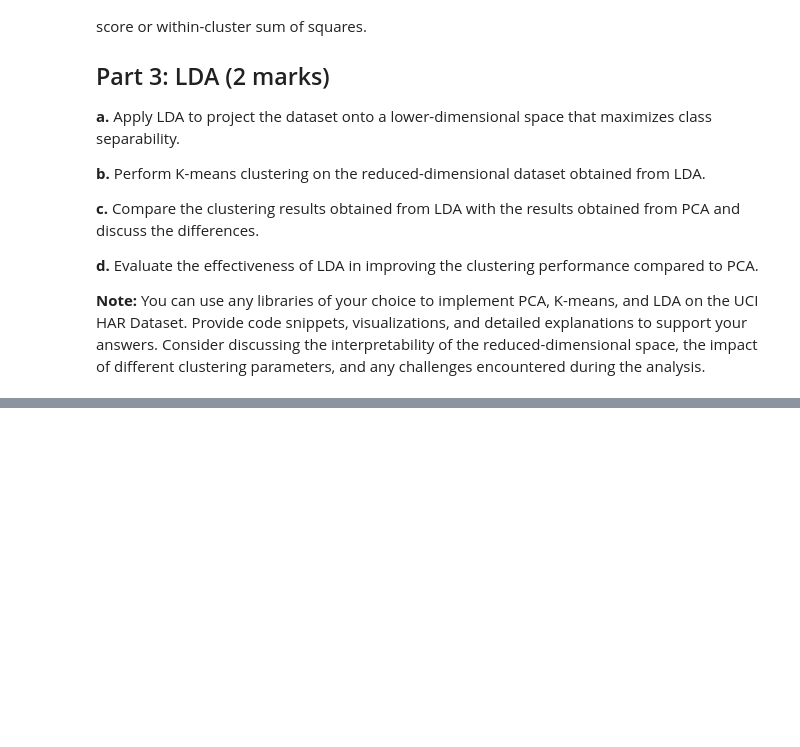
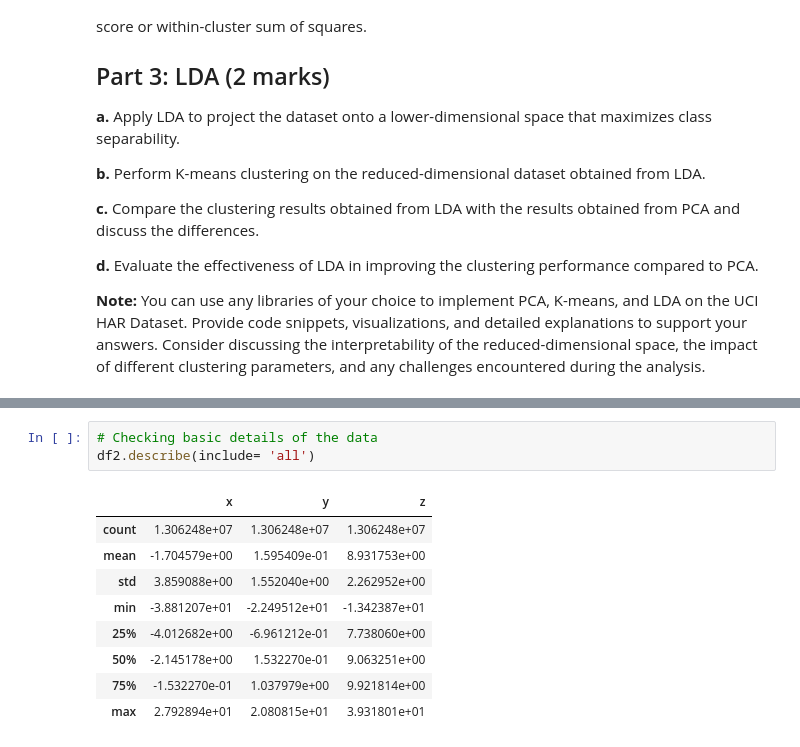
Before and after one commit to narendra974/AIMLOPS_IISC, a Jupyter notebook: Assignment_2.ipynb, the cells around one changed output, grey strips where cells are left out. Drawn from its saved outputs; the diff is of its cells as text; blank space fills up the shorter version.

```diff
--- a/Assignment_2.ipynb
+++ b/Assignment_2.ipynb
@@ -448,0 +520,13 @@ You are given a dataset, which contains sensor data. Your task is to apply dimen
+# %%
+# Checking basic details of the data
+df2.describe(include= 'all')
+# %% [output]
+|  | x | y | z |
+| count | 1.306248e+07 | 1.306248e+07 | 1.306248e+07 |
+| mean | -1.704579e+00 | 1.595409e-01 | 8.931753e+00 |
+| std | 3.859088e+00 | 1.552040e+00 | 2.262952e+00 |
+| min | -3.881207e+01 | -2.249512e+01 | -1.342387e+01 |
+| 25% | -4.012682e+00 | -6.961212e-01 | 7.738060e+00 |
+| 50% | -2.145178e+00 | 1.532270e-01 | 9.063251e+00 |
+| 75% | -1.532270e-01 | 1.037979e+00 | 9.921814e+00 |
+| max | 2.792894e+01 | 2.080815e+01 | 3.931801e+01 |
```
Also changed, not shown: parts of 17 cells of this notebook.
